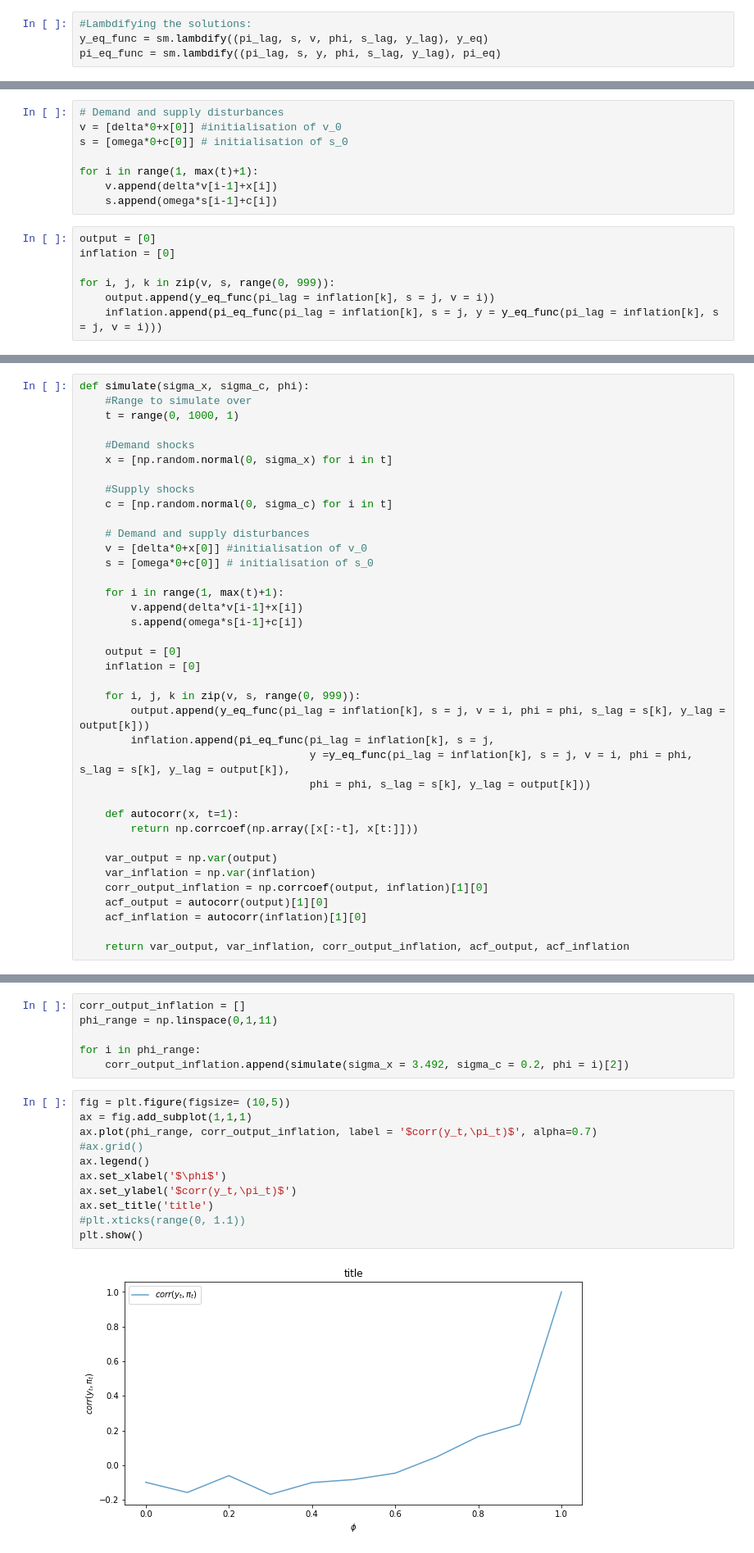
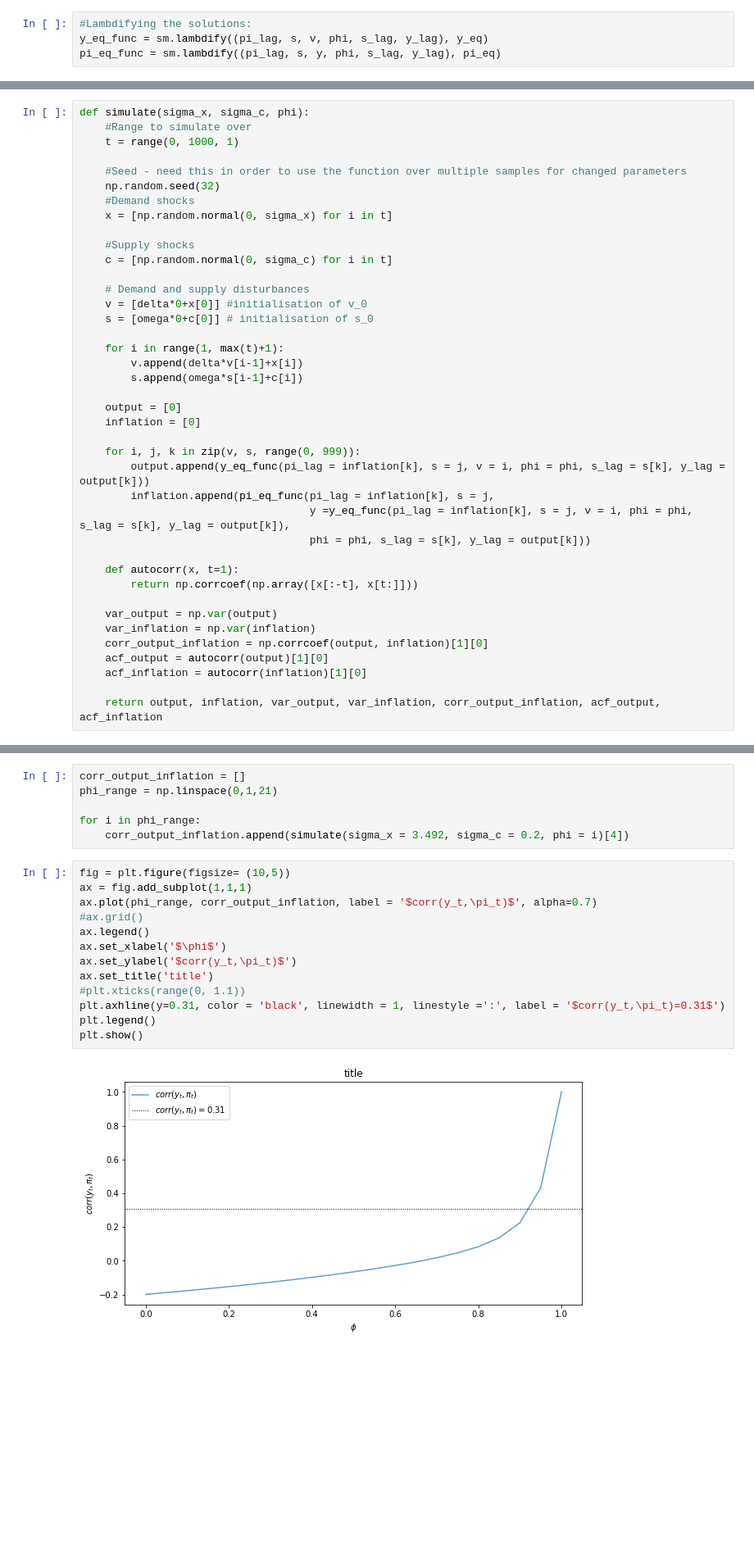
Before and after one commit to NumEconCopenhagen/projects-2019-wms, a Jupyter notebook: examproject/exam_2019.ipynb, the cells around one changed output, grey strips where cells are left out. Shown: that part at 82% size. Saved outputs shown, nothing was run; the diff lists cells and outputs as text; blank space fills up the shorter version.

```diff
--- a/examproject/exam_2019.ipynb
+++ b/examproject/exam_2019.ipynb
@@ -655,15 +584,0 @@ c = [np.random.normal(0, sigma_c) for i in t]
-# %%
-# Demand and supply disturbances
-v = [delta*0+x[0]] #initialisation of v_0
-s = [omega*0+c[0]] # initialisation of s_0
-
-for i in range(1, max(t)+1):
-    v.append(delta*v[i-1]+x[i])
-    s.append(omega*s[i-1]+c[i])
-# %%
-output = [0]
-inflation = [0]
-
-for i, j, k in zip(v, s, range(0, 999)):
-    output.append(y_eq_func(pi_lag = inflation[k], s = j, v = i))
-    inflation.append(pi_eq_func(pi_lag = inflation[k], s = j, y = y_eq_func(pi_lag = inflation[k], s = j, v = i)))
@@ -672,6 +589,8 @@ def simulate(sigma_x, sigma_c, phi):
     #Range to simulate over
     t = range(0, 1000, 1)
 
+    #Seed - need this in order to use the function over multiple samples for changed parameters
+    np.random.seed(32)
     #Demand shocks
     x = [np.random.normal(0, sigma_x) for i in t]
 
@@ -704,5 +623,5 @@ def simulate(sigma_x, sigma_c, phi):
     acf_output = autocorr(output)[1][0]
     acf_inflation = autocorr(inflation)[1][0]
 
-    return var_output, var_inflation, corr_output_inflation, acf_output, acf_inflation
+    return output, inflation, var_output, var_inflation, corr_output_inflation, acf_output, acf_inflation
 # %%
@@ -712,19 +650,21 @@ simulate(sigma_x = 3.492, sigma_c = 0.2, phi = 0.5)[2]
 # %%
 corr_output_inflation = []
-phi_range = np.linspace(0,1,11)
+phi_range = np.linspace(0,1,21)
 
 for i in phi_range:
-    corr_output_inflation.append(simulate(sigma_x = 3.492, sigma_c = 0.2, phi = i)[2])
+    corr_output_inflation.append(simulate(sigma_x = 3.492, sigma_c = 0.2, phi = i)[4])
 # %%
 fig = plt.figure(figsize= (10,5))
 ax = fig.add_subplot(1,1,1)
 ax.plot(phi_range, corr_output_inflation, label = '$corr(y_t,\pi_t)$', alpha=0.7)
 #ax.grid()
 ax.legend()
 ax.set_xlabel('$\phi$')
 ax.set_ylabel('$corr(y_t,\pi_t)$')
 ax.set_title('title')
 #plt.xticks(range(0, 1.1))
+plt.axhline(y=0.31, color = 'black', linewidth = 1, linestyle =':', label = '$corr(y_t,\pi_t)=0.31$')
+plt.legend()
 plt.show()
 # %% [output]
-[figure, old version]
+[figure, new version]
```
Also changed, not shown: parts of 26 cells of this notebook.
